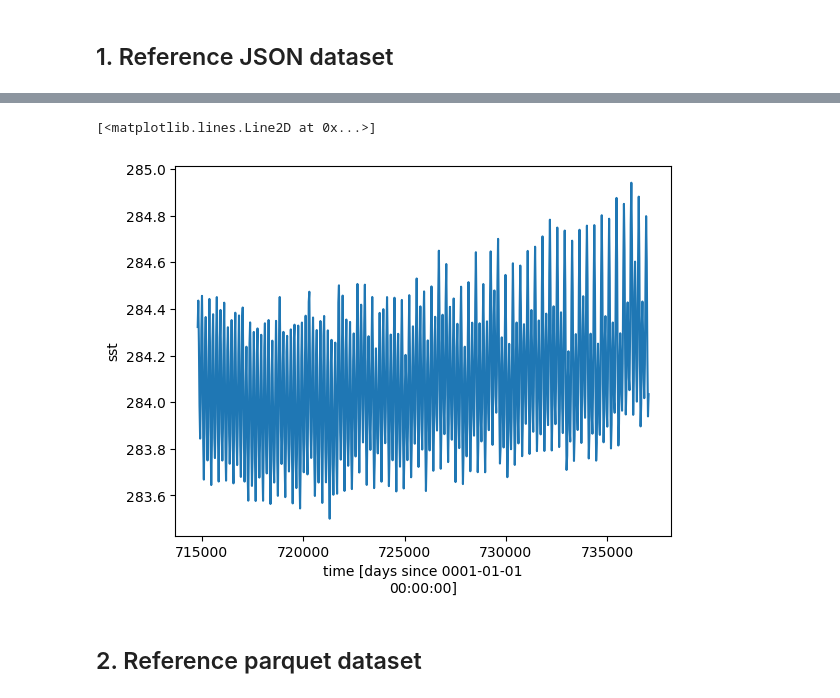
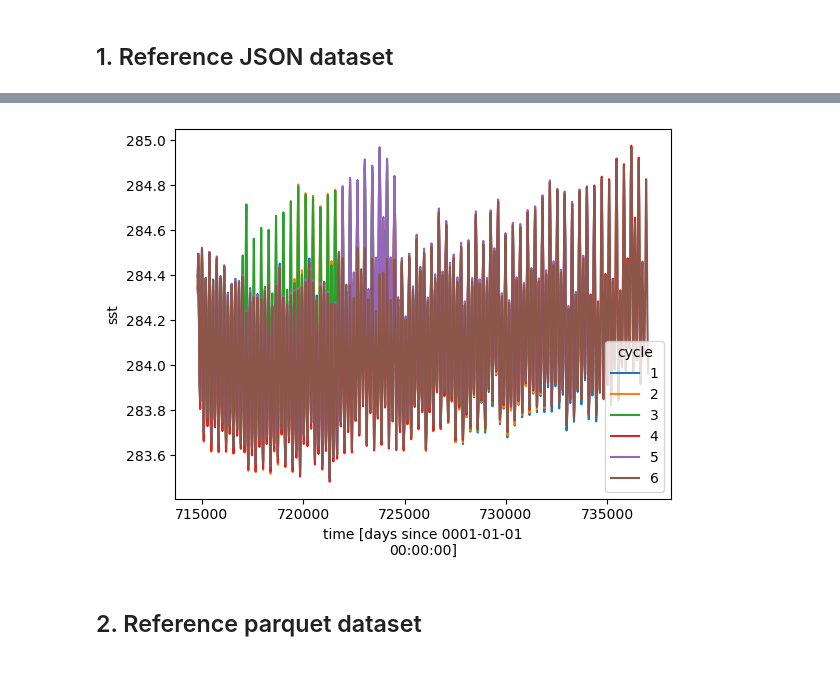
Before and after one commit to ACCESS-NRI/dev_data_querying, a Jupyter notebook: cosima_intake/cosima_kerchunk.ipynb, the cells around one changed output, grey strips where cells are left out. Cells and saved outputs as stored; diff of their text form; code cells hidden in the pictures; blank space fills up the shorter version.

Commit message:
exploring kerchunk

```diff
--- a/cosima_intake/cosima_kerchunk.ipynb
+++ b/cosima_intake/cosima_kerchunk.ipynb
@@ -181,7 +103,7 @@ df.refs_to_dataframe(mzz, "./kerchunk_dataset.parq", partition=True)
 
 m = fsspec.get_mapper(
     'reference://',
-    fo="./kerchunk_dataset_consolidated.json",
+    fo="./025deg_jra55_iaf_omip2.ocean_month.consolidated.json",
     remote_protocol="file"
 )
 
@@ -206,8 +128,7 @@ Wall time: 1min 8s
 # %%
-global_mean.plot()
+_ = global_mean.plot.line(x="time")
 # %% [output]
-[<matplotlib.lines.Line2D at 0x...>]
-[figure, old version]
+[figure, new version]
 # %% [markdown]
 ## 2. Reference parquet dataset
 # %%
```
Also changed, not shown: parts of 19 cells of this notebook, 4 other files.
